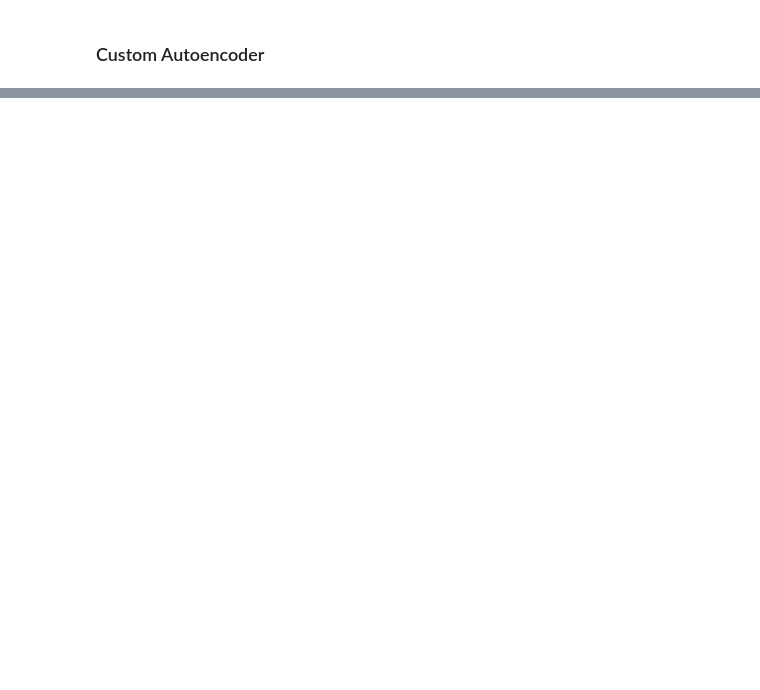
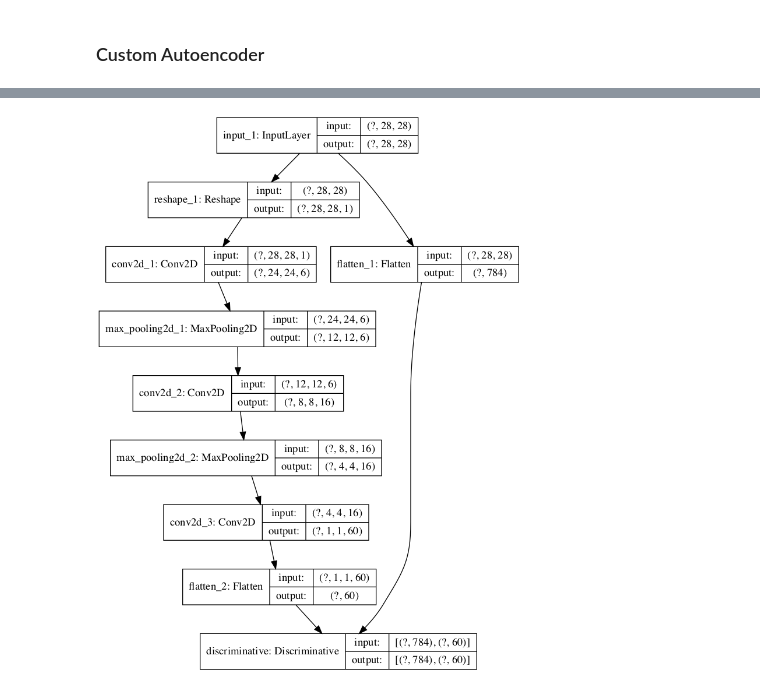
Before and after one commit to liuyilin950623/Deep_Discriminative_Clustering, a Jupyter notebook: demonstration.ipynb, the cells around one changed output, grey strips where cells are left out. Saved outputs shown, nothing was run; the diff lists cells and outputs as text; code cells hidden in the pictures; blank space fills up the shorter version.

```diff
--- a/demonstration.ipynb
+++ b/demonstration.ipynb
@@ -16,7 +21,8 @@ print("Baseline accuracy is {:.2%}." format(acc(y, y_pred_kmeans)))
 # %% [markdown]
 ### Custom Autoencoder
+# %%
+batch_size = 1000
+k = 15
 # %%
-autoencoder, encoder = model(hidlayer_size = 150, codings_size = 60,
-                                                  batch_size = 1000, alpha = 0.2, lamda = 0.01)
-encoder.summary()
+autoencoder, encoder, decoder = model(batch_size = batch_size, k = k, alpha = 0.1, lamda = 0.001)
 # %% [output]
@@ -40 +72,6 @@ ________________________________________________________________________________
+# %%
+plot_model(encoder, to_file='model.png', show_shapes=True)
+Image(filename='model.png', width = 500, height = 500)
+# %% [output]
+[figure, added]
 # %%
```
Also changed, not shown: parts of 9 cells of this notebook, 7 other files.
